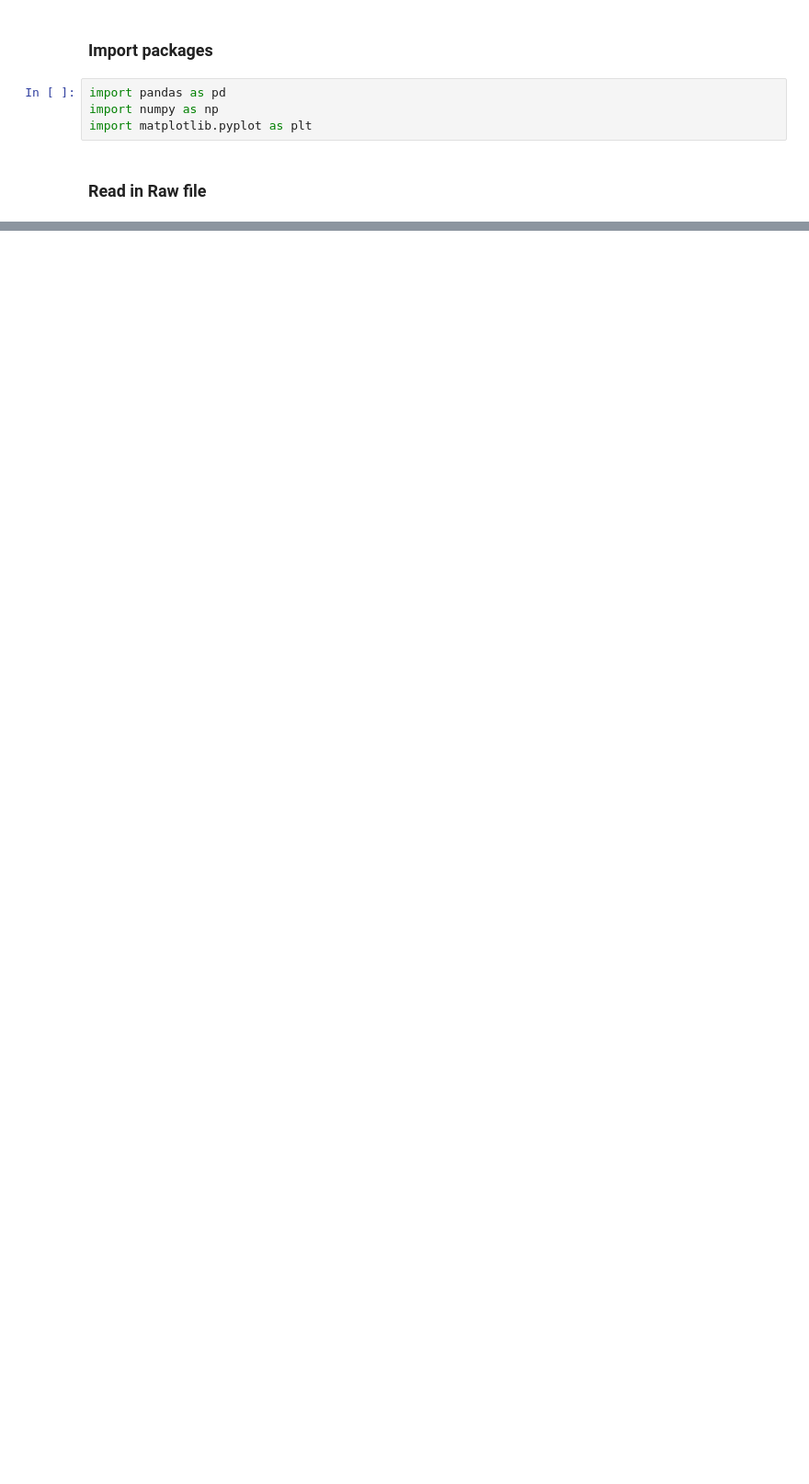
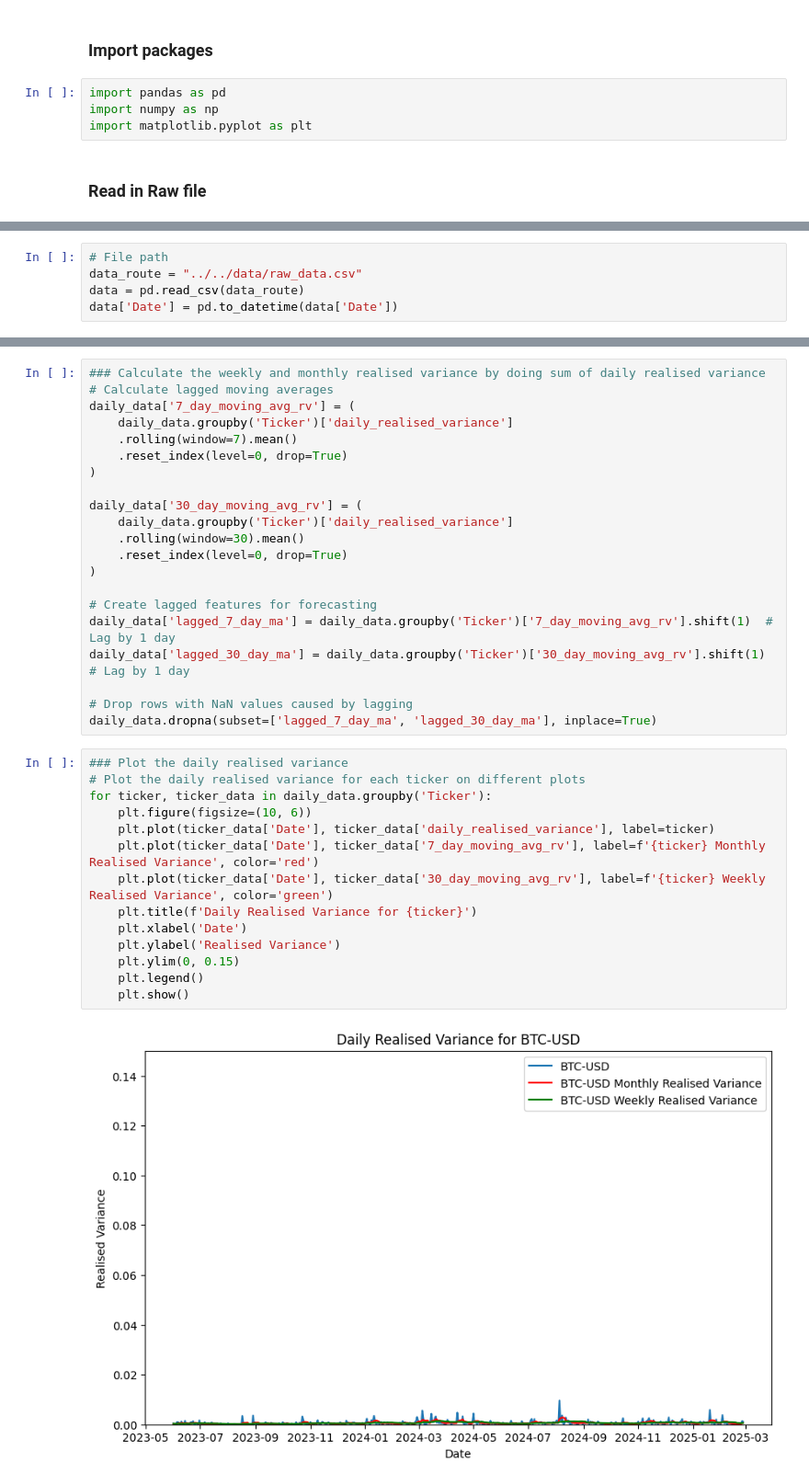
Before and after one commit to zhyoung17/crypto-rv-forecast, a Jupyter notebook: notebooks/data_processing/data_preprocessing.ipynb, the cells around one changed output, grey strips where cells are left out. Shown at 92% size. Cells and saved outputs as stored; diff of their text form; blank space fills up the shorter version.

Commit message:
data preprocessing and main updates

```diff
--- a/notebooks/data_processing/data_preprocessing.ipynb
+++ b/notebooks/data_processing/data_preprocessing.ipynb
@@ -303,0 +9,5 @@ Feature selection complete! Saved dataset with important features.
+# %%
+# File path
+data_route = "../../data/raw_data.csv"
+data = pd.read_csv(data_route)
+data['Date'] = pd.to_datetime(data['Date'])
@@ -303,0 +102,37 @@ Feature selection complete! Saved dataset with important features.
+# %%
+### Calculate the weekly and monthly realised variance by doing sum of daily realised variance
+# Calculate lagged moving averages
+daily_data['7_day_moving_avg_rv'] = (
+    daily_data.groupby('Ticker')['daily_realised_variance']
+    .rolling(window=7).mean()
+    .reset_index(level=0, drop=True)
+)
+
+daily_data['30_day_moving_avg_rv'] = (
+    daily_data.groupby('Ticker')['daily_realised_variance']
+    .rolling(window=30).mean()
+    .reset_index(level=0, drop=True)
+)
+
+# Create lagged features for forecasting
+daily_data['lagged_7_day_ma'] = daily_data.groupby('Ticker')['7_day_moving_avg_rv'].shift(1)  # Lag by 1 day
+daily_data['lagged_30_day_ma'] = daily_data.groupby('Ticker')['30_day_moving_avg_rv'].shift(1)  # Lag by 1 day
+
+# Drop rows with NaN values caused by lagging
+daily_data.dropna(subset=['lagged_7_day_ma', 'lagged_30_day_ma'], inplace=True)
+# %%
+### Plot the daily realised variance
+# Plot the daily realised variance for each ticker on different plots
+for ticker, ticker_data in daily_data.groupby('Ticker'):
+    plt.figure(figsize=(10, 6))
+    plt.plot(ticker_data['Date'], ticker_data['daily_realised_variance'], label=ticker)
+    plt.plot(ticker_data['Date'], ticker_data['7_day_moving_avg_rv'], label=f'{ticker} Monthly Realised Variance', color='red')
+    plt.plot(ticker_data['Date'], ticker_data['30_day_moving_avg_rv'], label=f'{ticker} Weekly Realised Variance', color='green')
+    plt.title(f'Daily Realised Variance for {ticker}')
+    plt.xlabel('Date')
+    plt.ylabel('Realised Variance')
+    plt.ylim(0, 0.15)
+    plt.legend()
+    plt.show()
+# %% [output]
+[figure, added]
```
Also changed, not shown: parts of 34 cells of this notebook, 6 other files.
